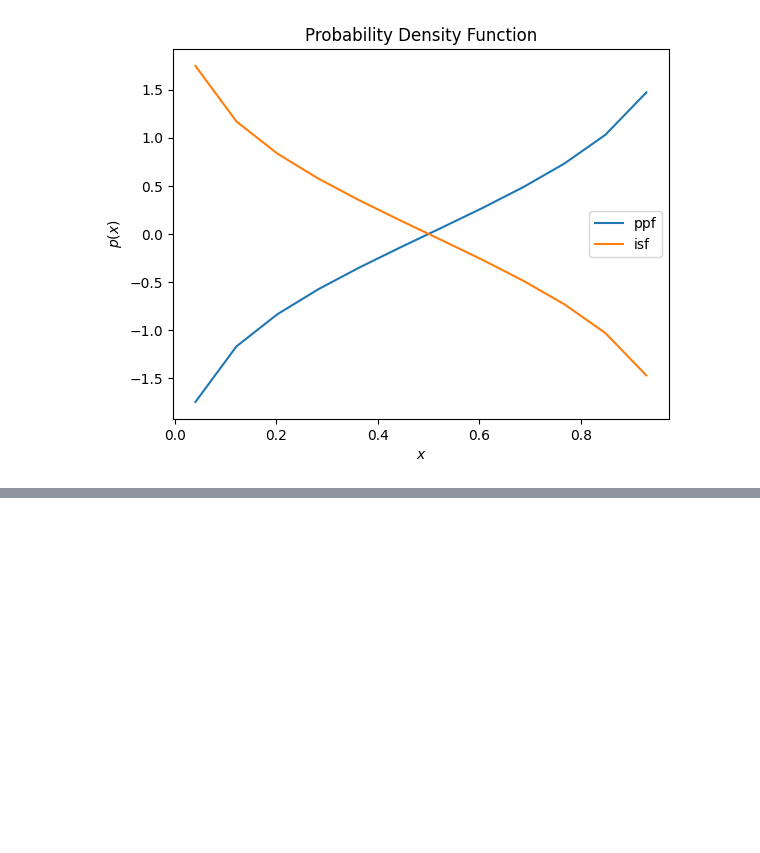
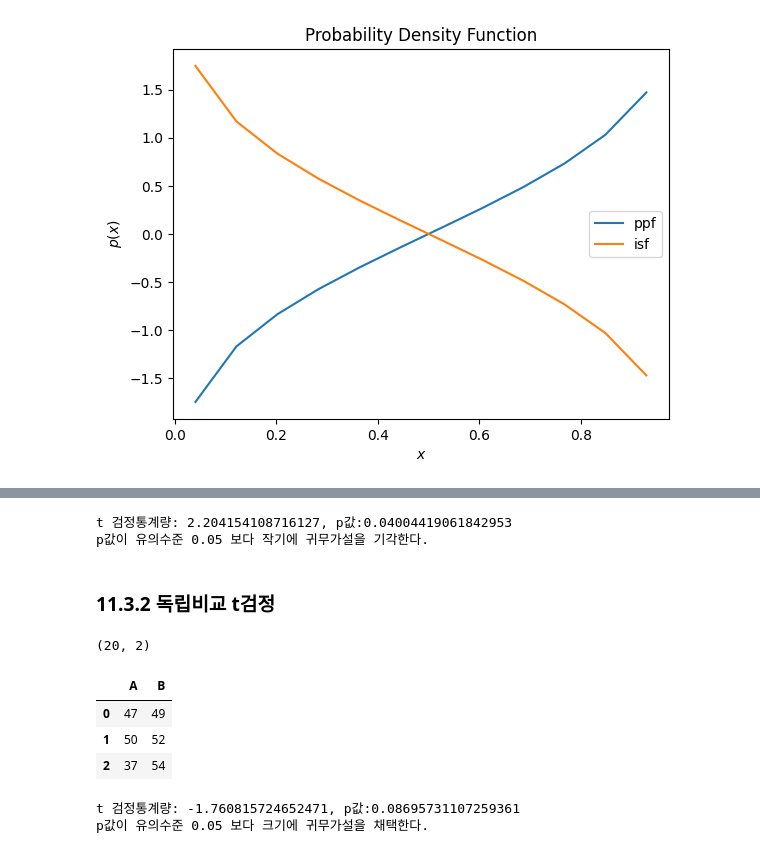
Before and after one commit to johyunkang/python_stat, a Jupyter notebook: chapter11_1.ipynb, the cells around one changed output, grey strips where cells are left out. Saved outputs shown, nothing was run; the diff lists cells and outputs as text; code cells hidden in the pictures; blank space fills up the shorter version.

```diff
--- a/chapter11_1.ipynb
+++ b/chapter11_1.ipynb
@@ -101,0 +125,26 @@ plt.show()
+# %%
+t, p_val = stats.ttest_rel(training_rel['후'], training_rel['전'])
+print(f't 검정통계량: {t}, p값:{p_val}')
+print('p값이 유의수준 0.05 보다 작기에 귀무가설을 기각한다.')
+# %% [output]
+t 검정통계량: 2.204154108716127, p값:0.04004419061842953
+p값이 유의수준 0.05 보다 작기에 귀무가설을 기각한다.
+# %% [markdown]
+### 11.3.2 독립비교 t검정
+# %%
+training_ind = pd.read_csv(DATA_PATH+'ch11_training_ind.csv')
+print(training_ind.shape)
+training_ind.head(3)
+# %% [output]
+(20, 2)
+|  | A | B |
+| 0 | 47 | 49 |
+| 1 | 50 | 52 |
+| 2 | 37 | 54 |
+# %%
+t, p_val = stats.ttest_ind(training_ind['A'], training_ind['B'], equal_var=False) # equal_var=False : 웰치의 방법 (분산이 다른것을 가정)
+print(f't 검정통계량: {t}, p값:{p_val}')
+print('p값이 유의수준 0.05 보다 크기에 귀무가설을 채택한다.')
+# %% [output]
+t 검정통계량: -1.760815724652471, p값:0.08695731107259361
+p값이 유의수준 0.05 보다 크기에 귀무가설을 채택한다.
```
Also changed, not shown: parts of 13 cells of this notebook.
